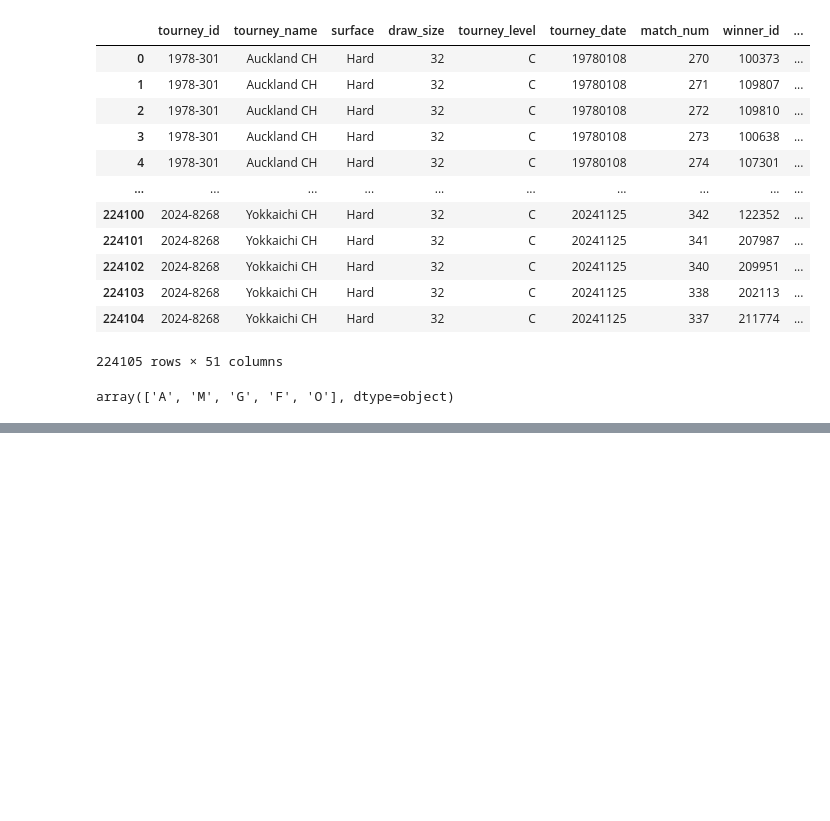
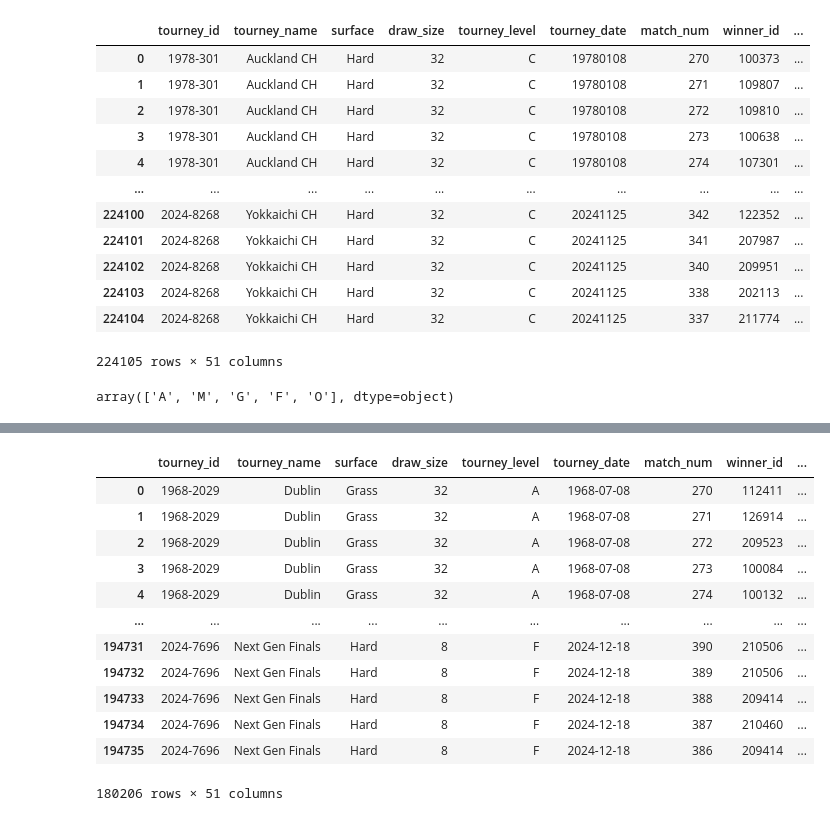
Before and after one commit to Miasekk/tennis_atp, a Jupyter notebook: data_preparation.ipynb, the cells around one changed output, grey strips where cells are left out. Saved outputs shown, nothing was run; the diff lists cells and outputs as text; code cells hidden in the pictures; blank space fills up the shorter version.

```diff
--- a/data_preparation.ipynb
+++ b/data_preparation.ipynb
@@ -119,0 +157,18 @@ array(['32', '16', '64', '128', '96', '8', '4', '6', nan, '10', '5', '9',
+# %%
+df_main_draw.loc[:,'tourney_date'] = pd.to_datetime(df_main_draw['tourney_date'].astype('str'), format='%Y%m%d').dt.date
+# %%
+df_main_draw
+# %% [output]
+|  | tourney_id | tourney_name | surface | draw_size | tourney_level | tourney_date | match_num | winner_id | ... |
+| 0 | 1968-2029 | Dublin | Grass | 32 | A | 1968-07-08 | 270 | 112411 | ... |
+| 1 | 1968-2029 | Dublin | Grass | 32 | A | 1968-07-08 | 271 | 126914 | ... |
+| 2 | 1968-2029 | Dublin | Grass | 32 | A | 1968-07-08 | 272 | 209523 | ... |
+| 3 | 1968-2029 | Dublin | Grass | 32 | A | 1968-07-08 | 273 | 100084 | ... |
+| 4 | 1968-2029 | Dublin | Grass | 32 | A | 1968-07-08 | 274 | 100132 | ... |
+| ... | ... | ... | ... | ... | ... | ... | ... | ... | ... |
+| 194731 | 2024-7696 | Next Gen Finals | Hard | 8 | F | 2024-12-18 | 390 | 210506 | ... |
+| 194732 | 2024-7696 | Next Gen Finals | Hard | 8 | F | 2024-12-18 | 389 | 210506 | ... |
+| 194733 | 2024-7696 | Next Gen Finals | Hard | 8 | F | 2024-12-18 | 388 | 209414 | ... |
+| 194734 | 2024-7696 | Next Gen Finals | Hard | 8 | F | 2024-12-18 | 387 | 210460 | ... |
+| 194735 | 2024-7696 | Next Gen Finals | Hard | 8 | F | 2024-12-18 | 386 | 209414 | ... |
+180206 rows × 51 columns
```
Also changed, not shown: parts of 6 cells of this notebook.
